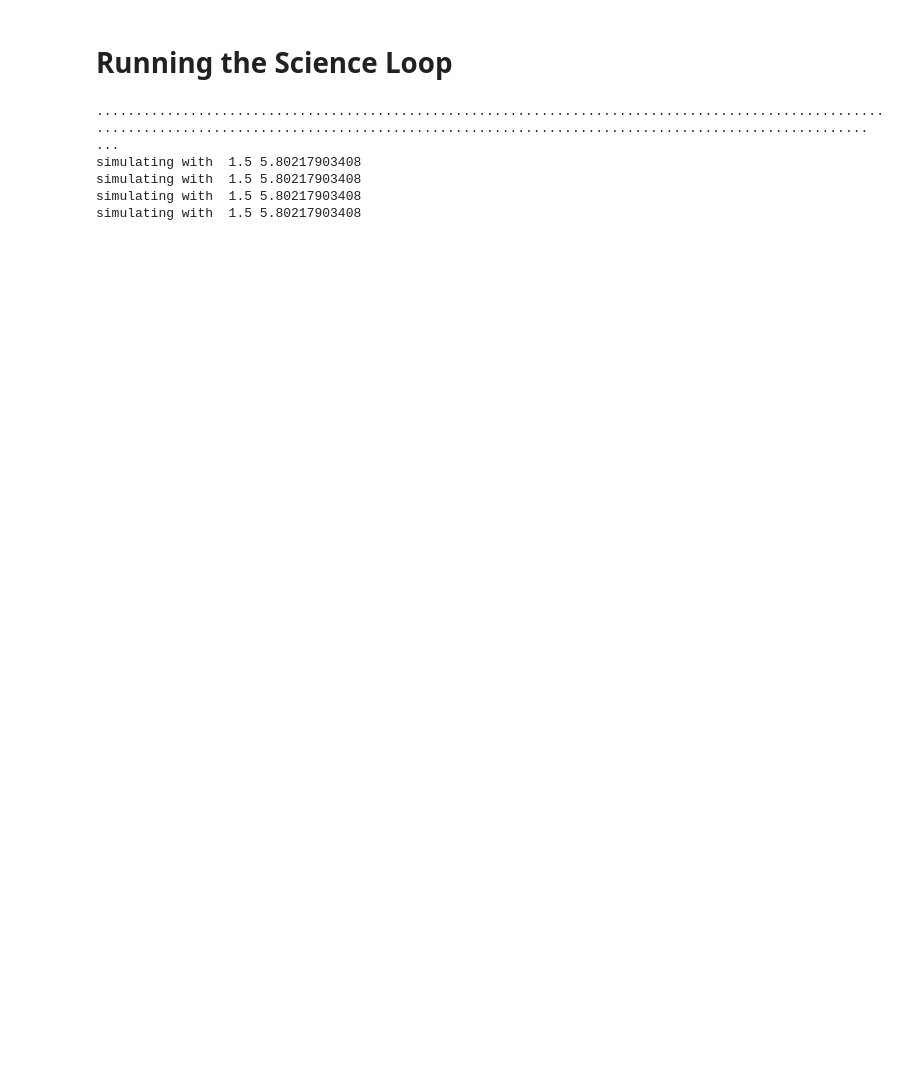
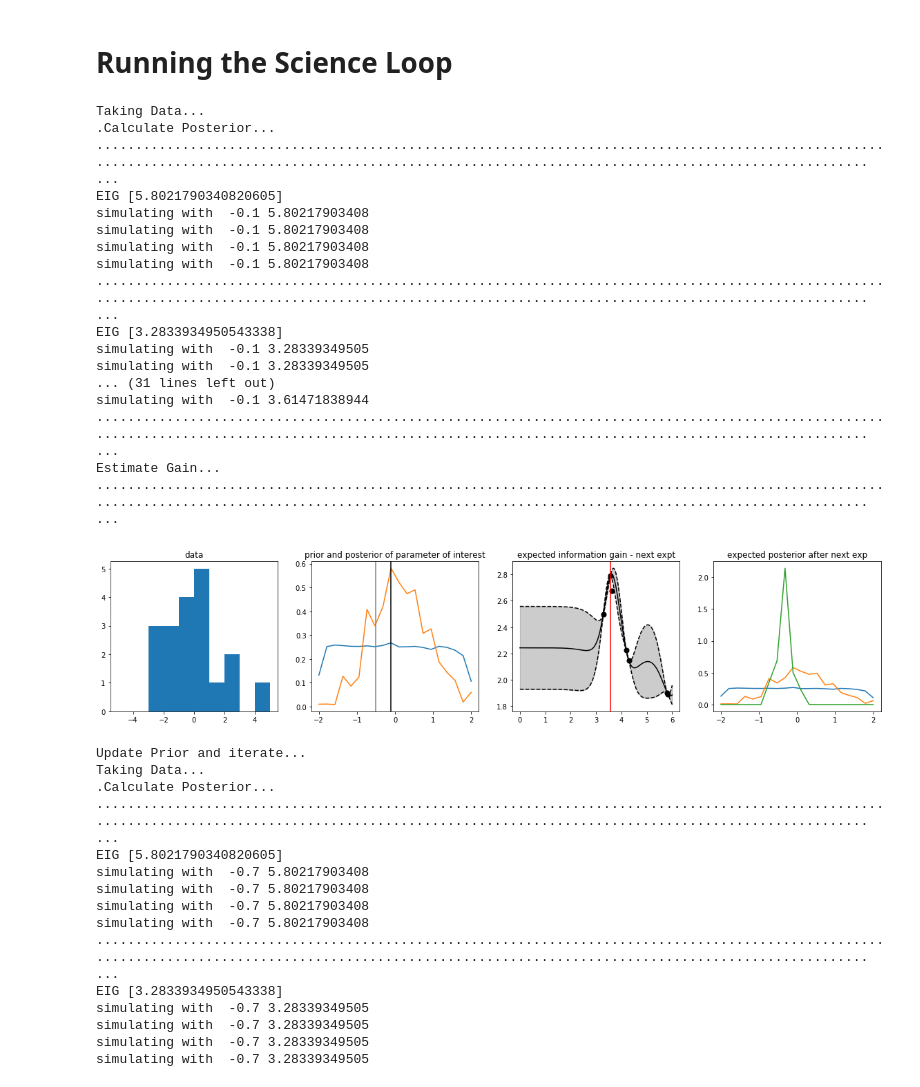
Before and after one commit to cranmer/active_sciencing, a Jupyter notebook: clean/active_gaussian.ipynb, the cells around one changed output. Saved outputs shown, nothing was run; the diff lists cells and outputs as text; code cells hidden in the pictures; blank space fills up the shorter version.

```diff
--- a/clean/active_gaussian.ipynb
+++ b/clean/active_gaussian.ipynb
@@ -328,9 +332,11 @@ plt.savefig('{}_summary_bayes.pdf'.format(MODEL_NAME))
 # %% [markdown]
 # Running the Science Loop
 # %%
-iter_phi = 0
 iter_theta_nature = -0.5
 iter_ndata = 20
+
+# initial experimental settings and uninformative prior
+iter_phi = 0
 iter_prior = distr.Distribution('prior',range = THETA_RANGE)
 
 
@@ -350,41 +356,74 @@ iter_history = []
 N_SCIENCE_ITERATIONS = 2
 for i in range(N_SCIENCE_ITERATIONS):
     ## 1. Perform Experiment
-
+    print 'Taking Data...'
     iter_data      = common.collect_data(iter_phi,THE_SIMULATOR, theta_nature=iter_theta_nature, n_samples = iter_ndata)
 
 
     ## 2. Calculate the Posterior
+    print 'Calculate Posterior...'
     iter_posterior = common.calculate_posterior(
                             iter_prior,iter_data,iter_phi,
                             lnprob_args = lnprob1,
                             n_chainlen = 50
                      )
     iter_best_theta = iter_posterior.map(bins = model_details_map_bins)
+
     ## 3. Design Next Experiment
-
+    print 'Design Next Experiment...'
     eig_kwargs = dict(emcee_kwargs = dict(n_chainlen = 50,lnprob_args = lnprob2),
                         sim_n_data = iter_ndata,map_bins = model_details_map_bins)
-    iter_res_gp = common.design_next_experiment_bayesopt(iter_posterior,PHI_RANGE,eig_kwargs, n_totalcalls = 7)
+    iter_res_gp   = common.design_next_experiment_bayesopt(iter_posterior,PHI_RANGE,eig_kwargs, n_totalcalls = 7)
     iter_next_phi = iter_res_gp[0].x
 
     ## 4. Estimate Gain
+    print 'Estimate Gain...'
     iter_new_data      = common.collect_data(iter_next_phi,THE_SIMULATOR,theta_nature=iter_best_theta, n_samples = iter_ndata)
     iter_exp_posterior = common.calculate_posterior(
                             iter_posterior,iter_new_data,iter_next_phi,
                             lnprob_args = lnprob1,
                             n_chainlen = 50
                          )
-    iter_history.append([iter_data,iter_prior,iter_posterior,iter_best_thea,iter_theta_nature,iter_res_gp,iter_exp_posterior])
-    summary_plot(iter_data,iter_prior,iter_posterior,iter_best_thea,iter_theta_nature,iter_res_gp,iter_exp_posterior,res_type='gp')
+    iter_history.append([iter_data,iter_prior,iter_posterior,iter_best_theta,iter_theta_nature,iter_res_gp,iter_exp_posterior])
+    summary_plot(iter_data,iter_prior,iter_posterior,iter_best_theta,iter_theta_nature,iter_res_gp,iter_exp_posterior,res_type='gp')
     plt.savefig('{}_iteration_{}_bayes.pdf'.format(MODEL_NAME,i))
     plt.show()
 
-    ## 5. Update our Prior
+    ## 5. Update our Prior and experimental settings
+    print 'Update Prior and iterate...'
     iter_prior = iter_posterior
+    iter_phi   = iter_next_phi
 # %% [output]
+Taking Data...
+.Calculate Posterior...
 ........................................................................................................................................................................................................ ...
-simulating with  1.5 5.80217903408
-simulating with  1.5 5.80217903408
-simulating with  1.5 5.80217903408
-simulating with  1.5 5.80217903408
+EIG [5.8021790340820605]
+simulating with  -0.1 5.80217903408
+simulating with  -0.1 5.80217903408
+simulating with  -0.1 5.80217903408
+simulating with  -0.1 5.80217903408
+........................................................................................................................................................................................................ ...
+EIG [3.2833934950543338]
+simulating with  -0.1 3.28339349505
+simulating with  -0.1 3.28339349505
+... (31 lines left out)
+simulating with  -0.1 3.61471838944
+........................................................................................................................................................................................................ ...
+Estimate Gain...
+........................................................................................................................................................................................................ ...
+[figure, added]
+Update Prior and iterate...
+Taking Data...
+.Calculate Posterior...
+........................................................................................................................................................................................................ ...
+EIG [5.8021790340820605]
+simulating with  -0.7 5.80217903408
+simulating with  -0.7 5.80217903408
+simulating with  -0.7 5.80217903408
+simulating with  -0.7 5.80217903408
+........................................................................................................................................................................................................ ...
+EIG [3.2833934950543338]
+simulating with  -0.7 3.28339349505
+simulating with  -0.7 3.28339349505
+simulating with  -0.7 3.28339349505
+simulating with  -0.7 3.28339349505
```
Also changed, not shown: parts of 13 cells of this notebook, 10 other files.
